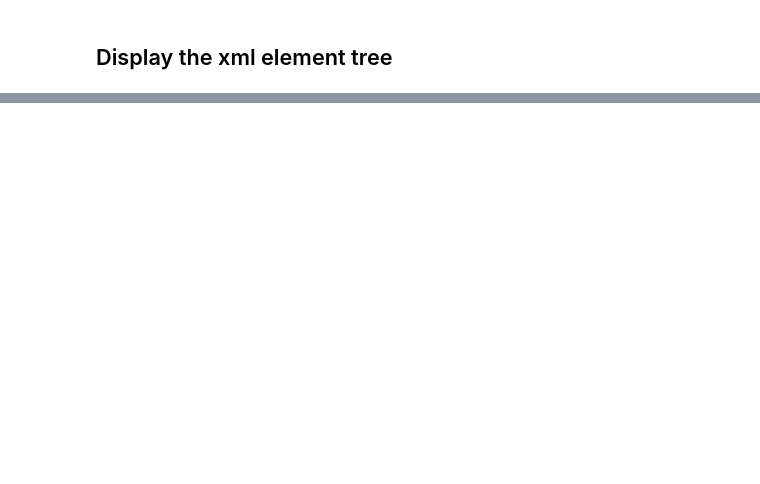
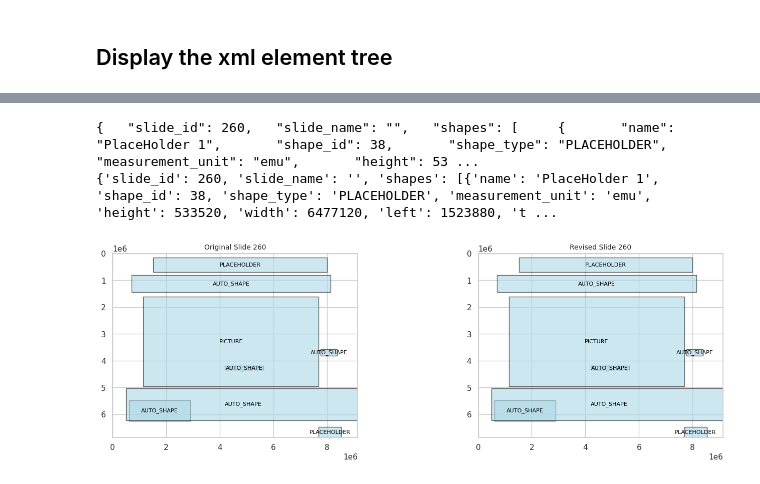
Before and after one commit to tyrionhuu/PPTLayout, a Jupyter notebook: notebooks/test.ipynb, the cells around one changed output, grey strips where cells are left out. Saved outputs shown, nothing was run; the diff lists cells and outputs as text; code cells hidden in the pictures; blank space fills up the shorter version.

```diff
--- a/notebooks/test.ipynb
+++ b/notebooks/test.ipynb
@@ -90,0 +66,25 @@ RuntimeError: Proxy error(TypeInitializationException): The type initializer for
+# %%
+from pptlayout.extractors.run_extractors import run_extractors
+from json import dumps
+# Replace with your actual PPTX file path
+pptx_path = "/data/tianyuhu/PPTLayout/data/pptx/ZK7FNUZ33GBBCG7CFVYS56TQCTD72CJR.pptx"
+
+# Run extractors
+info = run_extractors(pptx_path, "emu")
+print(dumps(info, indent=4))
+
+
+from pptlayout.llm.call_ollama import generate_slide_layout_suggestions
+from pptlayout.llm.prompts import build_slide_layout_suggestion_prompts
+test_image = "/data/tianyuhu/PPTLayout/notebooks/test_input/image.png"
+prompt = build_slide_layout_suggestion_prompts(
+    json_input=info["slides"][4],
+    slide_width=info["slide_width"],
+    slide_height=info["slide_height"],
+    )
+response = generate_slide_layout_suggestions(
+    model_name="llama3.2-vision:11b",
+    prompt=prompt,
+    image=test_image,
+    )
+print(response)
@@ -90,0 +109,20 @@ RuntimeError: Proxy error(TypeInitializationException): The type initializer for
+# %%
+from pptlayout.llm.parser import extract_json
+
+# Extract JSON data
+json_data = extract_json(response)
+print(json_data)
+# %% [output]
+{   "slide_id": 260,   "slide_name": "",   "shapes": [     {       "name": "PlaceHolder 1",       "shape_id": 38,       "shape_type": "PLACEHOLDER",       "measurement_unit": "emu",       "height": 53 ...
+{'slide_id': 260, 'slide_name': '', 'shapes': [{'name': 'PlaceHolder 1', 'shape_id': 38, 'shape_type': 'PLACEHOLDER', 'measurement_unit': 'emu', 'height': 533520, 'width': 6477120, 'left': 1523880, 't ...
+# %%
+from pptlayout.visualizers.layout_visualizer import generate_comparison_grid
+
+generate_comparison_grid(
+    [info["slides"][4]],
+    [json_data],
+    slide_width=info["slide_width"],
+    slide_height=info["slide_height"]
+    )
+# %% [output]
+[figure, added]
```
Also changed, not shown: parts of 3 cells of this notebook, 2 other files.
